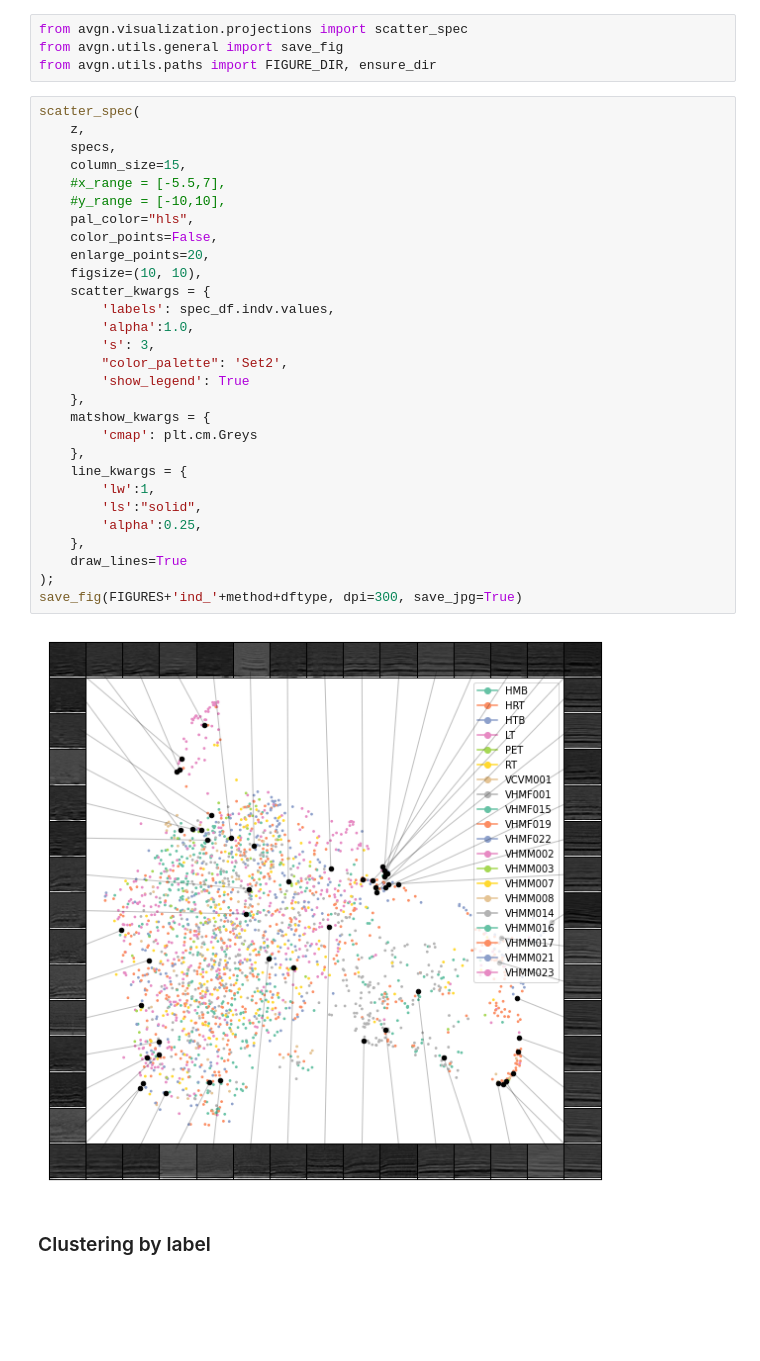
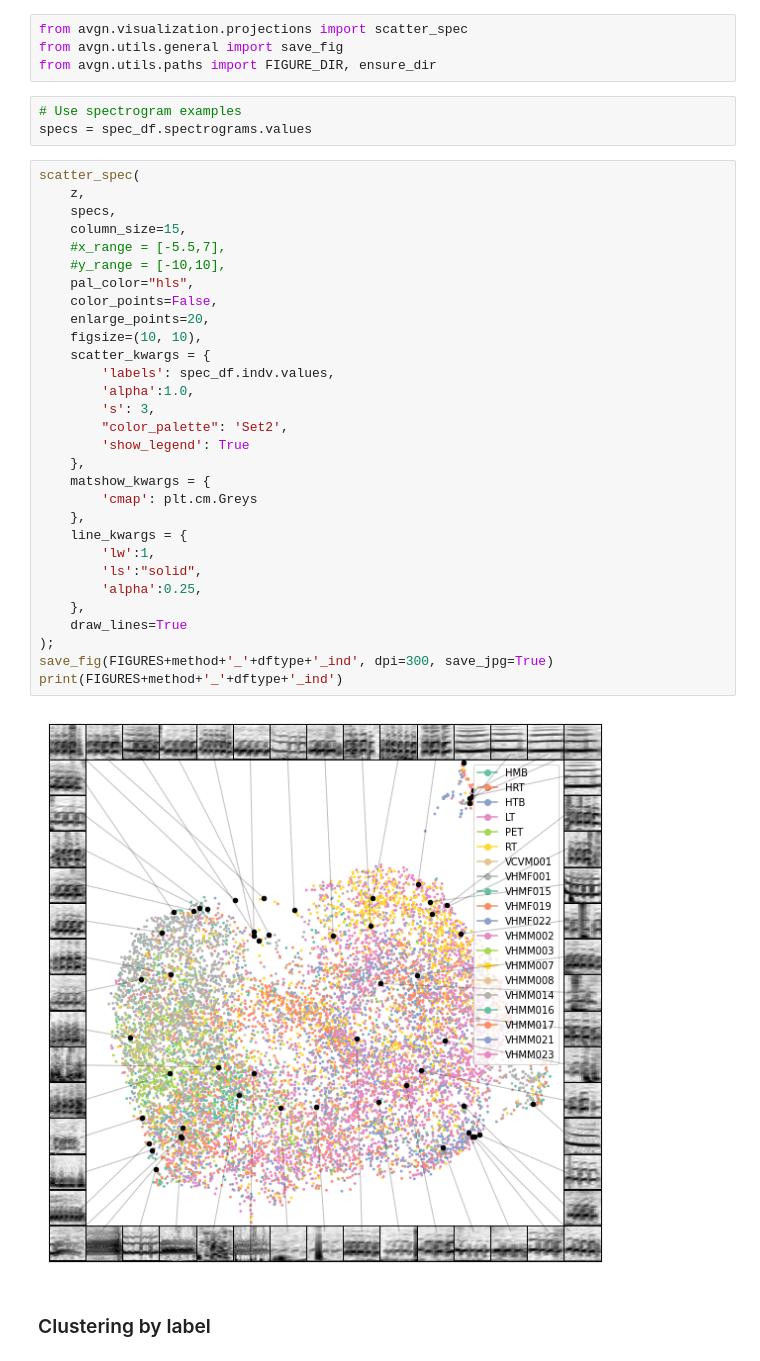
Before and after one commit to marathomas/meerkat, a Jupyter notebook: meerkat_preprocessing.ipynb, the cells around one changed output. Cells and saved outputs as stored; diff of their text form; blank space fills up the shorter version.

```diff
--- a/meerkat_preprocessing.ipynb
+++ b/meerkat_preprocessing.ipynb
@@ -684,37 +684,41 @@ z = np.vstack(z)
 from avgn.visualization.projections import scatter_spec
 from avgn.utils.general import save_fig
 from avgn.utils.paths import FIGURE_DIR, ensure_dir
+# %%
+# Use spectrogram examples
+specs = spec_df.spectrograms.values
 # %%
 scatter_spec(
     z,
     specs,
     column_size=15,
     #x_range = [-5.5,7],
     #y_range = [-10,10],
     pal_color="hls",
     color_points=False,
     enlarge_points=20,
     figsize=(10, 10),
     scatter_kwargs = {
         'labels': spec_df.indv.values,
         'alpha':1.0,
         's': 3,
         "color_palette": 'Set2',
         'show_legend': True
     },
     matshow_kwargs = {
         'cmap': plt.cm.Greys
     },
     line_kwargs = {
         'lw':1,
         'ls':"solid",
         'alpha':0.25,
     },
     draw_lines=True
 );
-save_fig(FIGURES+'ind_'+method+dftype, dpi=300, save_jpg=True)
+save_fig(FIGURES+method+'_'+dftype+'_ind', dpi=300, save_jpg=True)
+print(FIGURES+method+'_'+dftype+'_ind')
 # %% [output]
-[figure, old version]
+[figure, new version]
 # %% [markdown]
 ### Clustering by label
 # %%
```
Also changed, not shown: parts of 2 cells of this notebook.
